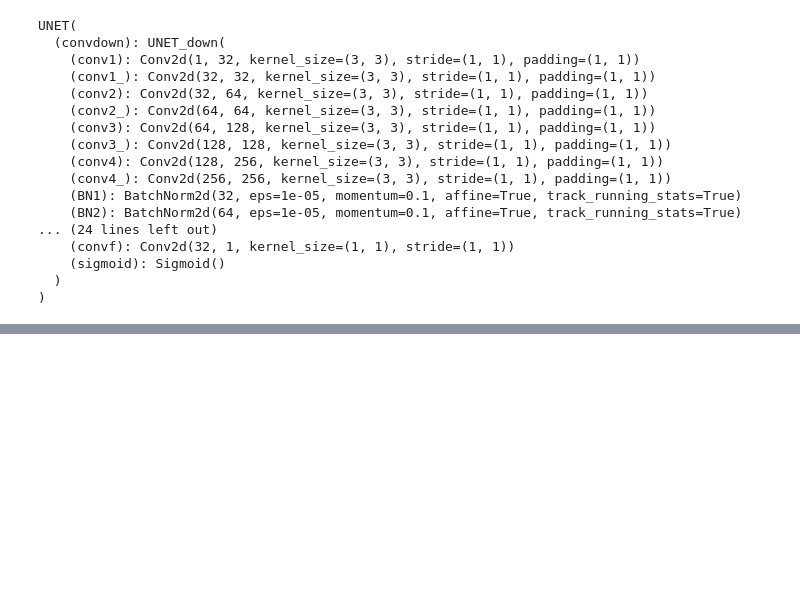
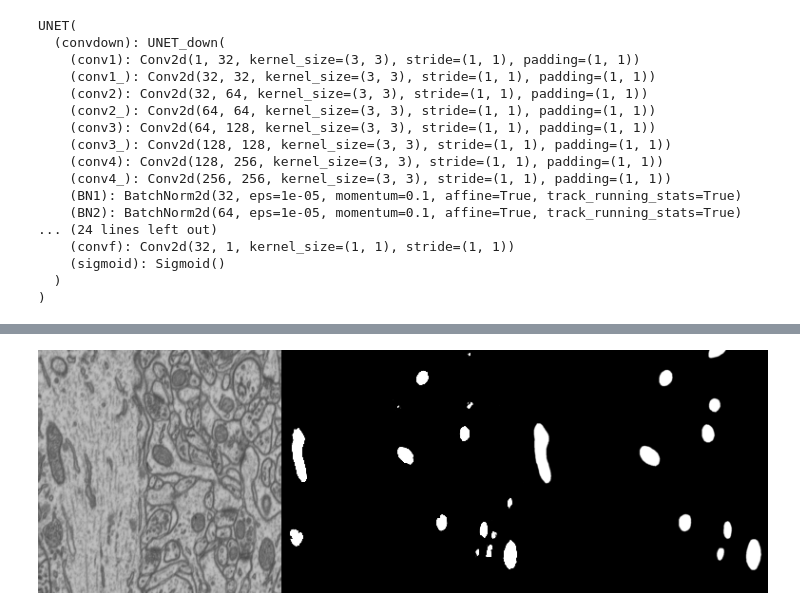
Before and after one commit to girunlu/online_projects, a Jupyter notebook: unet_yzt.ipynb, the cells around one changed output, grey strips where cells are left out. Cells and saved outputs as stored; diff of their text form; code cells hidden in the pictures; blank space fills up the shorter version.

```diff
--- a/unet_yzt.ipynb
+++ b/unet_yzt.ipynb
@@ -309,7 +313,7 @@ class DiceLoss(torch.nn.Module):
         return 1. - dice_coef
 # %%
 #training loop
-num_epochs = 30
+num_epochs = 20
 total_step = len(train_loader)
 lr = 5e-3
 
@@ -335,9 +339,9 @@ for epoch in range(1, num_epochs+1):
         torch.cuda.empty_cache()
 
     # Adjust learning rate every 10 epochs
-    if epoch % 10 == 0:
-        print(f"lr was {lr:.6f}, will be {lr / (2 * (epoch // 10)):.6f}")
-        lr /= (2 * (epoch // 10))
+    if epoch % 6 == 0:
+        print(f"lr was {lr:.4f}, will be {lr / (2 * (epoch // 6)):.6f}")
+        lr /= (2 * (epoch // 6))
 
     # Print epoch number and current loss
     print(f"epoch: {epoch}, loss: {loss:.5f}")
@@ -361,0 +400,28 @@ epoch: 30, loss: 0.05347
+# %%
+def concatenate_images(img1, img2, img3):
+    new_image_width = img1.width + img2.width + img3.width
+    new_image_height = max(img1.height, img2.height, img3.height)
+
+    new_image = Image.new('RGB', (new_image_width, new_image_height))
+
+    new_image.paste(img1, (0, 0))
+    new_image.paste(img2, (img1.width, 0))
+    new_image.paste(img3, (img1.width + img2.width, 0))
+
+    return new_image
+
+
+
+pil = transforms.ToPILImage()
+cnt = 0
+for i,l,k in zip(inputs, preds, targets):
+    a = concatenate_images(pil(i.cpu()), pil(l.cpu()), pil(k.cpu()))
+    try:
+        a.save(f"image_{cnt}.png")
+        cnt+=1
+    except:
+        print("end")
+# %%
+a
+# %% [output]
+[figure, added]
```
Also changed, not shown: parts of 6 cells of this notebook.
